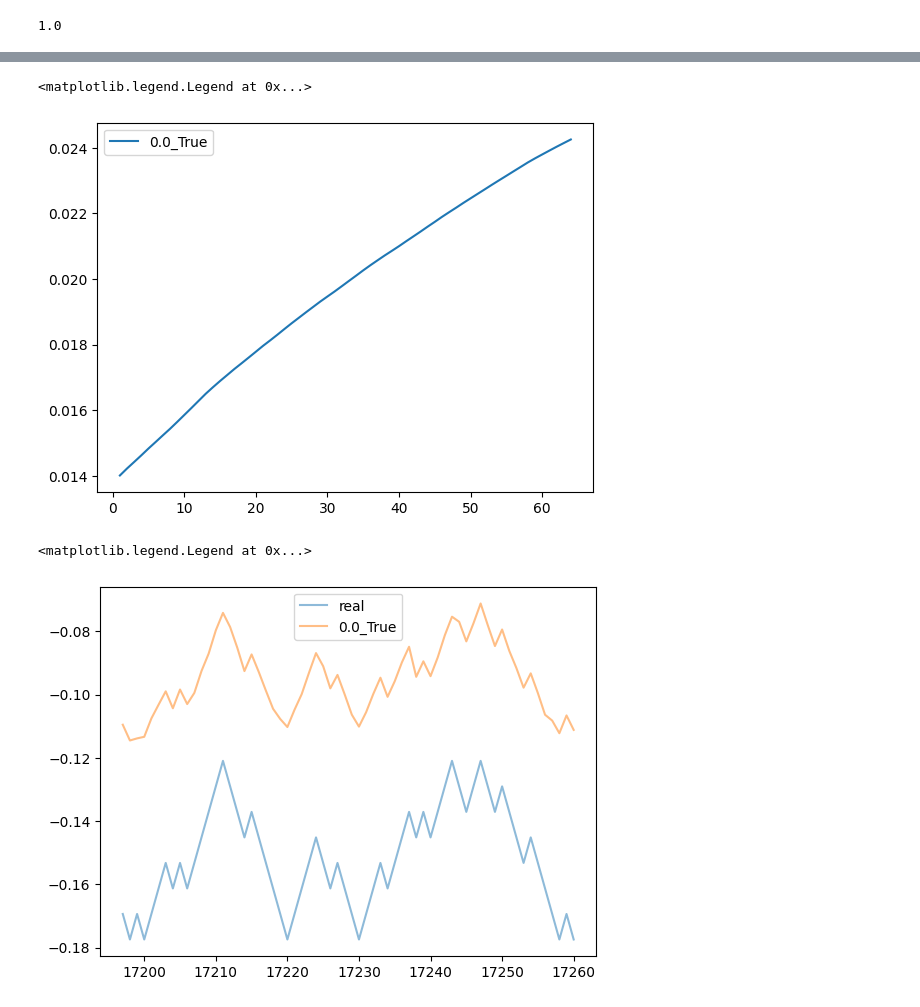
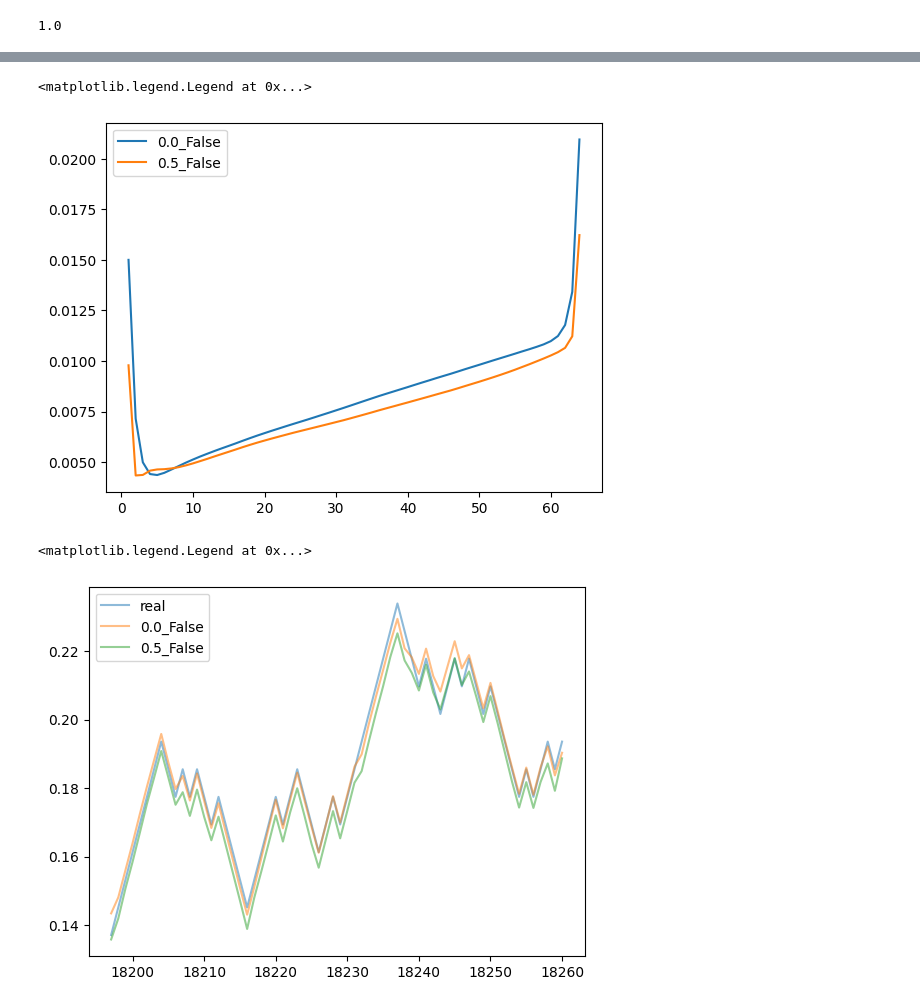
Before and after one commit to DSIP-FBK/DSIPTS, a Jupyter notebook: notebooks/6- non_predictable-conv2.ipynb, the cells around one changed output, grey strips where cells are left out. Drawn from its saved outputs; the diff is of its cells as text; code cells hidden in the pictures.

```diff
--- a/notebooks/6- non_predictable-conv2.ipynb
+++ b/notebooks/6- non_predictable-conv2.ipynb
@@ -144,3 +145,5 @@ Epoch 36, global step 6882: 'val_loss' was not in top 1
 # %%
-ts.losses.plot()
+plt.plot()
+for k in tot_losses.keys():
+    tot_losses[k].plot()
 # %% [output]
@@ -148,27 +155,30 @@ TypeError: no numeric data to plot
 # %%
 error = {}
 for k in res_tot.keys():
-    error[k] = res_tot[k].groupby('lag').apply(lambda x: np.sqrt(np.mean((x.y_pred-x.y)**2))).reset_index()
-    plt.plot(error[k].lag, error[k][0],label=k)
+    if 'True' not in k:
+        error[k] = res_tot[k].groupby('lag').apply(lambda x: np.sqrt(np.mean((x.y_pred-x.y)**2))).reset_index()
+        plt.plot(error[k].lag, error[k][0],label=k)
 plt.legend()
 # %% [output]
 <matplotlib.legend.Legend at 0x...>
-[figure, old version]
+[figure, new version]
 # %%
 for i,k in enumerate(res_tot.keys()):
     res_tot[k]['prediction_time'] = res_tot[k].apply(lambda x: int(x.time-x.lag), axis=1)
 # %%
 plt.figure()
-date = 17196
+date = 18196
 
 for i,k in enumerate(res_tot.keys()):
+
     if i ==0:
         plt.plot( res_tot[k][ res_tot[k].prediction_time==date].time,  res_tot[k][ res_tot[k].prediction_time==date].y,label='real',alpha=0.5)
-    plt.plot( res_tot[k][ res_tot[k].prediction_time==date].time,  res_tot[k][ res_tot[k].prediction_time==date].y_pred,label=k,alpha=0.5)
+    if 'True' not in k:
+        plt.plot( res_tot[k][ res_tot[k].prediction_time==date].time,  res_tot[k][ res_tot[k].prediction_time==date].y_pred,label=k,alpha=0.5)
 plt.legend()
 # %% [output]
 <matplotlib.legend.Legend at 0x...>
-[figure, old version]
+[figure, new version]
 # %%
 for k in res_tot:
     print(k,res_tot[k].groupby('lag').apply(lambda x: np.nanmean((x.y-x.y_pred)**2)).reset_index().rename(columns={0:'error'}).error.mean())
```
Also changed, not shown: parts of 5 cells of this notebook.
